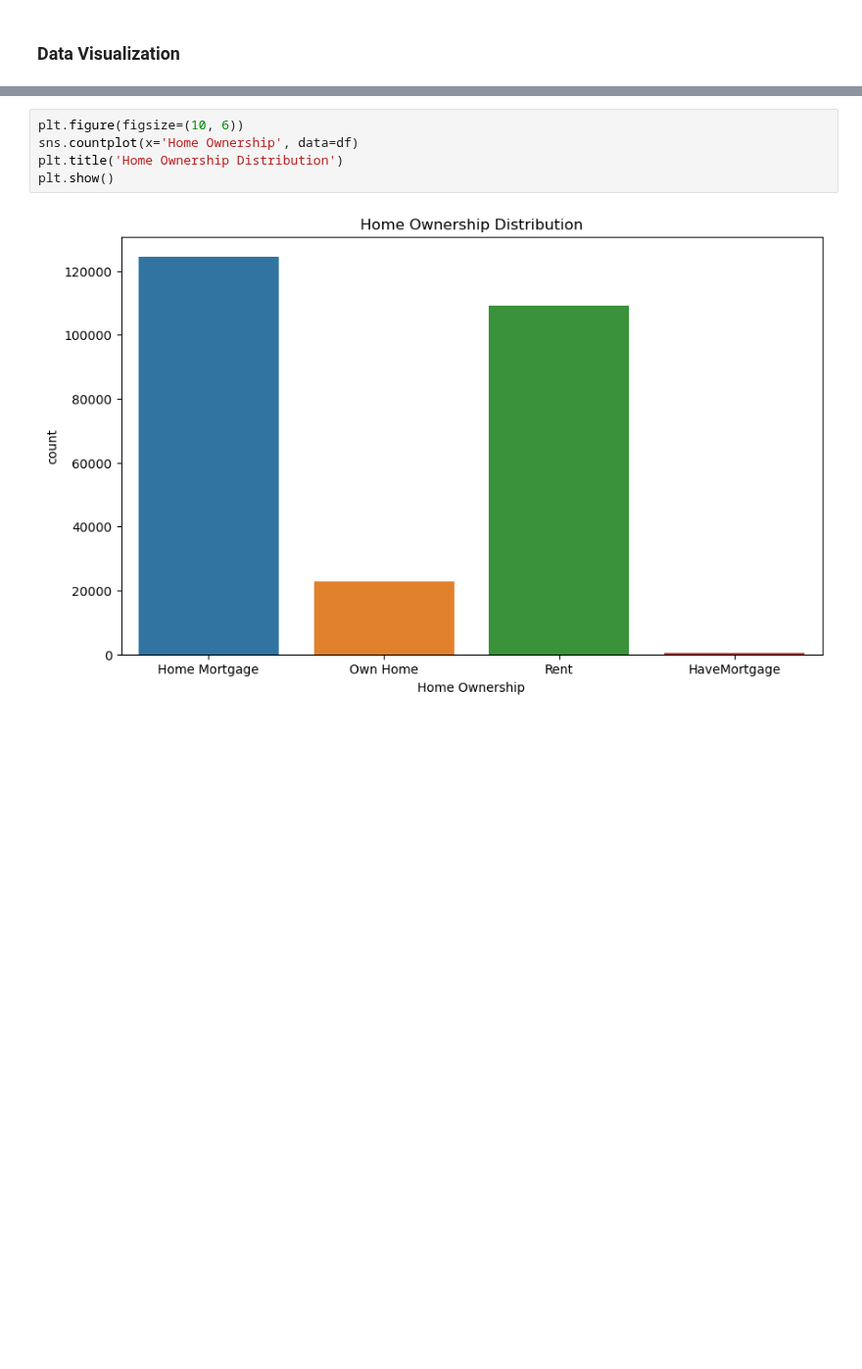
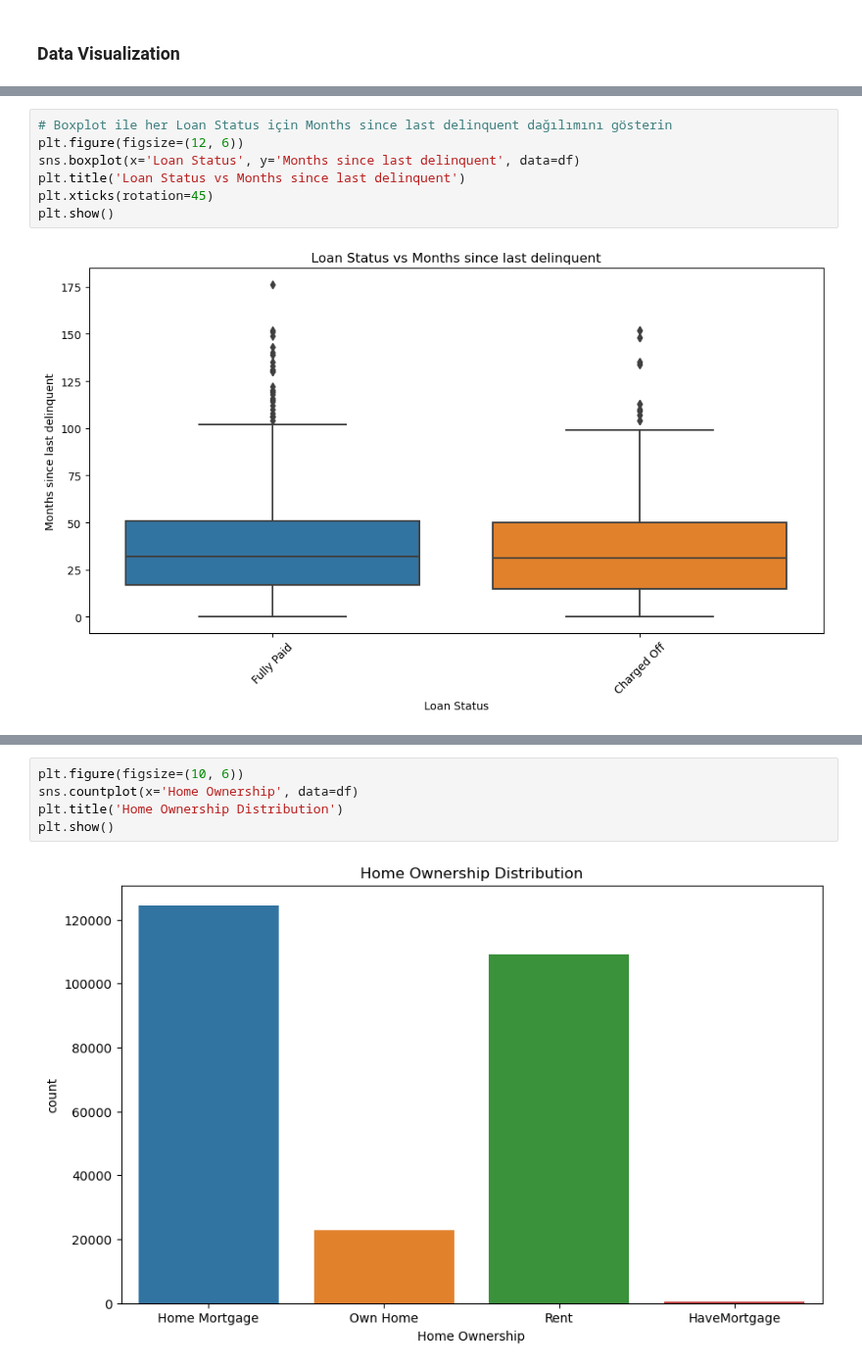
Before and after one commit to zafermesut/ai-crash-course, a Jupyter notebook: Homeworks/Loan Prediction/Loan Prediction.ipynb, the cells around one changed output, grey strips where cells are left out. Shown at 98% size. Saved outputs shown, nothing was run; the diff lists cells and outputs as text; blank space fills up the shorter version.

```diff
--- a/Homeworks/Loan Prediction/Loan Prediction.ipynb
+++ b/Homeworks/Loan Prediction/Loan Prediction.ipynb
@@ -238,0 +328,9 @@ df.describe()
+# %%
+# Boxplot ile her Loan Status için Months since last delinquent dağılımını gösterin
+plt.figure(figsize=(12, 6))
+sns.boxplot(x='Loan Status', y='Months since last delinquent', data=df)
+plt.title('Loan Status vs Months since last delinquent')
+plt.xticks(rotation=45)
+plt.show()
+# %% [output]
+[figure, added]
```
Also changed, not shown: parts of 41 cells of this notebook, 1 other file.
